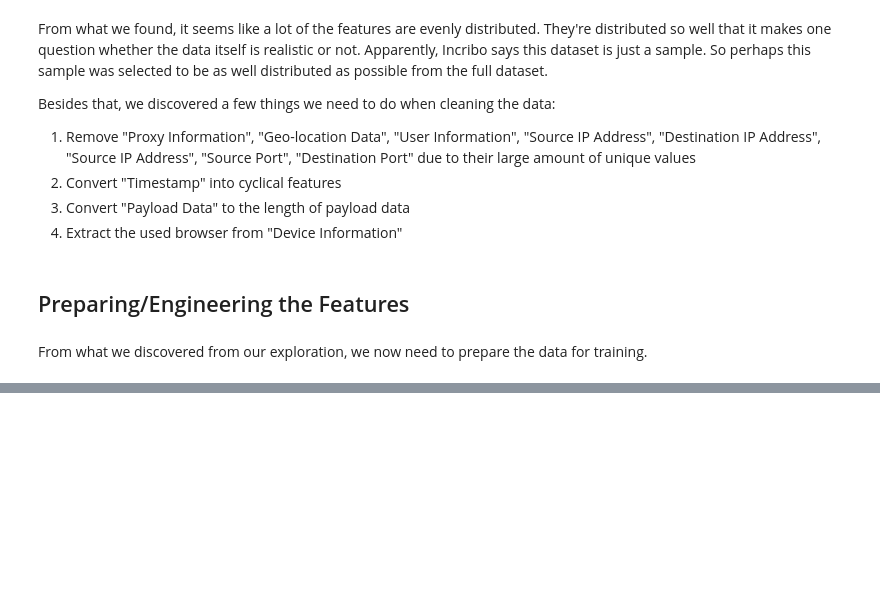
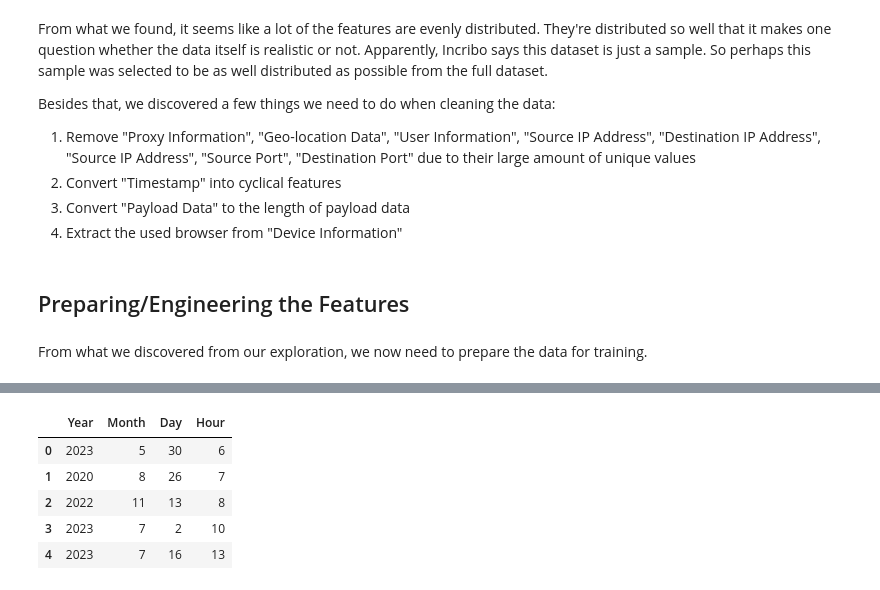
Before and after one commit to DKW2/Cybersecurity-Attacks-Analysis, a Jupyter notebook: Cybersecurity Attacks Analysis.ipynb, the cells around one changed output, grey strips where cells are left out. Cells and saved outputs as stored; diff of their text form; code cells hidden in the pictures; blank space fills up the shorter version.

```diff
--- a/Cybersecurity Attacks Analysis.ipynb
+++ b/Cybersecurity Attacks Analysis.ipynb
@@ -367,0 +429,4 @@ From what we discovered from our exploration, we now need to prepare the data fo
+# %%
+filtered_attacks["Browser"] = newDeviceInfo
+filtered_attacks = filtered_attacks.drop( "Device Information", axis = 1 )
+filtered_attacks.info()
@@ -367,0 +451,4 @@ From what we discovered from our exploration, we now need to prepare the data fo
+# %%
+# Transform Timestamp to cyclical features
+# First we need to convert timestamp to date time
+filtered_attacks["Timestamp"] = pd.to_datetime( filtered_attacks["Timestamp"] )
@@ -367,0 +480,4 @@ From what we discovered from our exploration, we now need to prepare the data fo
+# %%
+filtered_attacks["Year"] = pd.DatetimeIndex(filtered_attacks['Timestamp']).year
+filtered_attacks["Year"] = filtered_attacks["Year"].apply( str )
+filtered_attacks["Year"]
@@ -367,0 +497,13 @@ From what we discovered from our exploration, we now need to prepare the data fo
+# %%
+filtered_attacks["Month"] = pd.DatetimeIndex(filtered_attacks['Timestamp']).month
+filtered_attacks["Day"] = pd.DatetimeIndex(filtered_attacks['Timestamp']).day
+filtered_attacks["Hour"] = pd.DatetimeIndex(filtered_attacks['Timestamp']).hour
+# %%
+filtered_attacks[["Year","Month","Day","Hour"]].head()
+# %% [output]
+|  | Year | Month | Day | Hour |
+| 0 | 2023 | 5 | 30 | 6 |
+| 1 | 2020 | 8 | 26 | 7 |
+| 2 | 2022 | 11 | 13 | 8 |
+| 3 | 2023 | 7 | 2 | 10 |
+| 4 | 2023 | 7 | 16 | 13 |
```
Also changed, not shown: parts of 26 cells of this notebook.
